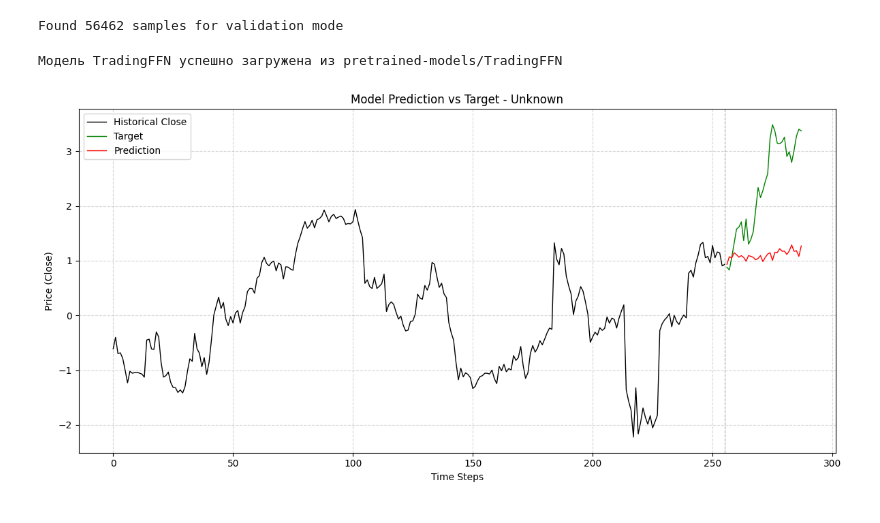
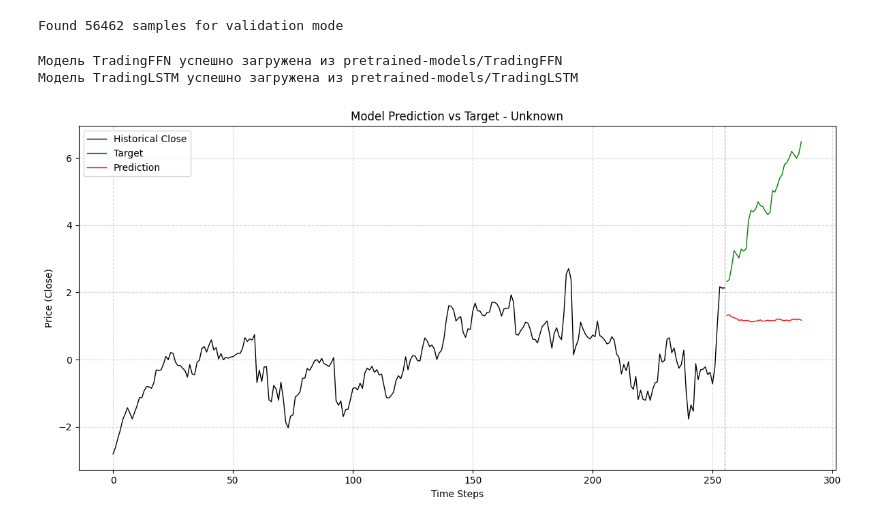
Before and after one commit to GrafikXxxxxxxYyyyyyyyyyy/Trading, a Jupyter notebook: inference.ipynb, the cells around one changed output. Cells and saved outputs as stored; diff of their text form; code cells hidden in the pictures.

Commit message:
add final LSTM model

```diff
--- a/inference.ipynb
+++ b/inference.ipynb
@@ -7,8 +7,9 @@ Found 56462 samples for validation mode
 # %%
 from models.model_wrapper import TradingModel
 
-model = TradingModel.from_pretrained('pretrained-models/TradingFFN')
-# model = TradingModel.from_pretrained('pretrained-models/TradingLSTM')
+model_FFN = TradingModel.from_pretrained('pretrained-models/TradingFFN') # DONE!
+
+model = TradingModel.from_pretrained('pretrained-models/TradingLSTM')
 # model = TradingModel.from_pretrained('pretrained-models/TradingTCN')
 # model = TradingModel.from_pretrained('pretrained-models/TradingCNN')
 # model = TradingModel.from_pretrained('pretrained-models/TradingTransformer')
@@ -16,13 +17,17 @@ model = TradingModel.from_pretrained('pretrained-models/TradingFFN')
 # model = TradingModel.from_pretrained('pretrained-models/TradingBERT')
 # %% [output]
 Модель TradingFFN успешно загружена из pretrained-models/TradingFFN
+Модель TradingLSTM успешно загружена из pretrained-models/TradingLSTM
 # %%
 import torch
 from utils.visualization import plot_model_prediction
 
 sample = dataset[torch.randint(0, len(dataset), (1,)).item()]
 history = sample['history'].to(model.device)
 model_pred = model(history)
-plot_model_prediction(sample['history'], sample['target'], model_pred)
+model_pred_2 = model_FFN(history)
+# plot_model_prediction(sample['history'], sample['target'], model_pred)
+# plot_model_prediction(sample['history'], sample['target'], model_pred_2)
+plot_model_prediction(sample['history'], sample['target'], (model_pred_2 + model_pred)/2)
 # %% [output]
-[figure, old version]
+[figure, new version]
```
Also changed, not shown: 5 other files.
